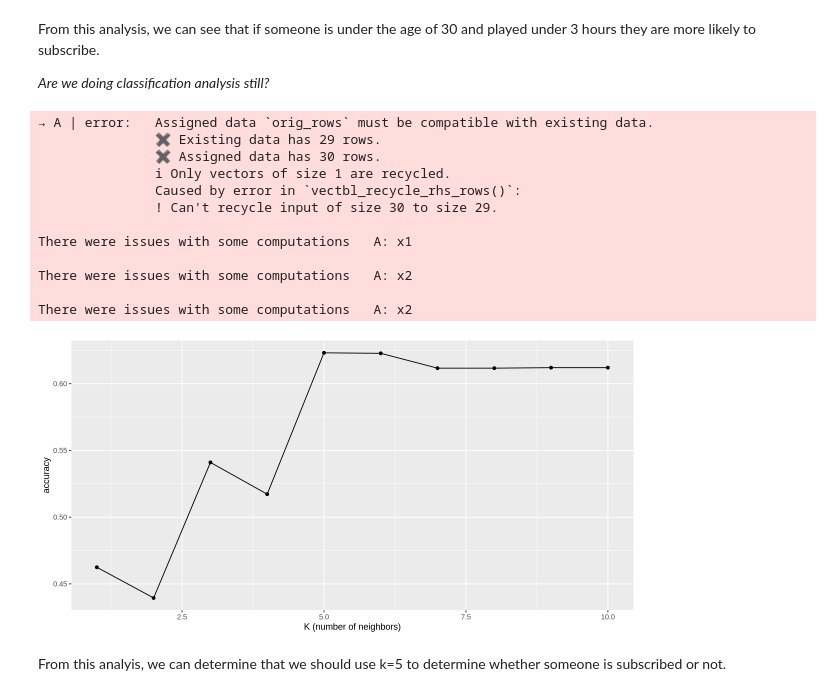
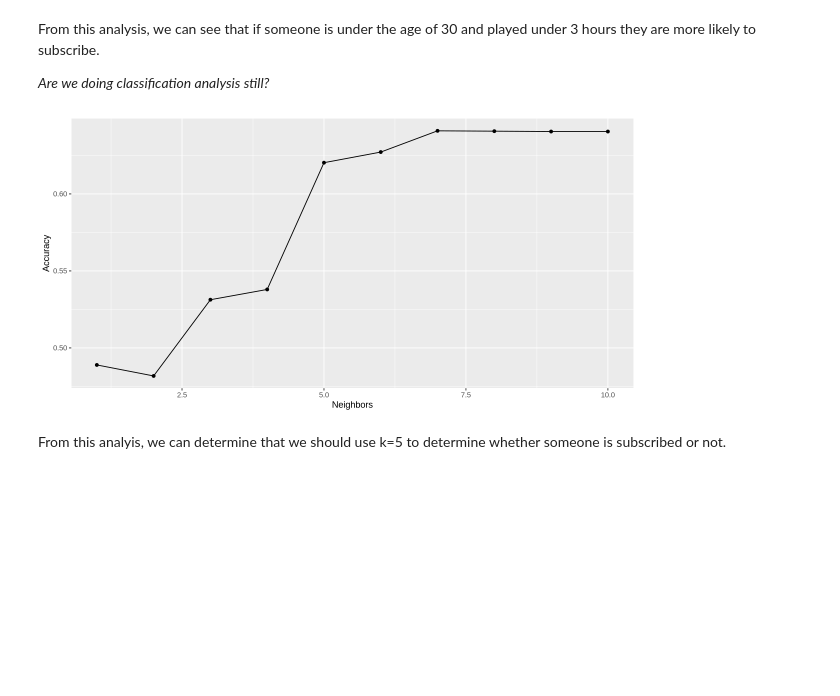
Before and after one commit to svipond2/dscigroupproject2, a Jupyter notebook: project2.ipynb, the cells around one changed output. Saved outputs shown, nothing was run; the diff lists cells and outputs as text; code cells hidden in the pictures; blank space fills up the shorter version.

Commit message:
fixed error#1

```diff
--- a/project2.ipynb
+++ b/project2.ipynb
@@ -205,7 +205,8 @@ From this analysis, we can see that if someone is under the age of 30 and played
 *Are we doing classification analysis still?*
 # %%
 players_fct <- players_select |>
-    mutate(subscribe = as_factor(subscribe))
+    mutate(subscribe = as_factor(subscribe))|>
+    filter(Age!="NA")
 # %%
 set.seed(1234)
 players_split <- initial_split(players_fct, prop=0.75, strata=subscribe)
@@ -214,51 +215,37 @@ testing_set <- testing(players_split)
 # %%
 #knn classification using age and played_hours
 
 
 options(repr.plot.height = 5, repr.plot.width = 10)
 knn_recipe<-recipe(subscribe~ Age + played_hours, data=training_set)|>
     step_scale(all_predictors())|>
     step_center(all_predictors())
 
 knn_spec<-nearest_neighbor(weight_func="rectangular", neighbors=tune())|>
     set_mode("classification")|>
     set_engine("kknn")
 
-knn_workflow<-workflow()|>
+cross_vfold <- vfold_cv(training_set, v=5, strata=subscribe)
+
+cross_k <- tibble(neighbors = seq(from=1, to=10, by=1))
+
+knn_fit <- workflow()|>
     add_recipe(knn_recipe)|>
-    add_model(knn_spec)
+    add_model(knn_spec)|>
+    tune_grid(resamples=cross_vfold, grid=cross_k)|>
+    collect_metrics()
 
-knn_fold<-vfold_cv(training_set, v=5, strata=subscribe)
+accuracies <- knn_fit|>
+                filter(.metric=="accuracy")
 
-k_values<-c(1:10)
-
-tune_res<-knn_workflow|>
-tune_grid(resamples=knn_fold, grid=tibble(neighbors=k_values))
-
-metrics<-collect_metrics(tune_res)
-
-cross_val_plot<-metrics|>
-filter(.metric=="accuracy")|>
-ggplot(aes(x=neighbors, y=mean))+
-geom_point()+
-geom_line()+
-labs(x= "K (number of neighbors)", y="accuracy")
+cross_val_plot <- ggplot(accuracies, aes(x=neighbors, y=mean))+
+                  geom_point()+
+                  geom_line()+
+                  labs(x="Neighbors", y="Accuracy")
 
 cross_val_plot
 # %% [output]
-→ A | error:   Assigned data `orig_rows` must be compatible with existing data.
-               ✖ Existing data has 29 rows.
-               ✖ Assigned data has 30 rows.
-               ℹ Only vectors of size 1 are recycled.
-               Caused by error in `vectbl_recycle_rhs_rows()`:
-               ! Can't recycle input of size 30 to size 29.
-
-There were issues with some computations   A: x1
-
-There were issues with some computations   A: x2
-
-There were issues with some computations   A: x2
-[figure, old version]
+[figure, new version]
 # %% [markdown]
 From this analyis, we can determine that we should use k=5 to determine whether someone is subscribed or not.
 # %%
```
Also changed, not shown: parts of 2 cells of this notebook.
